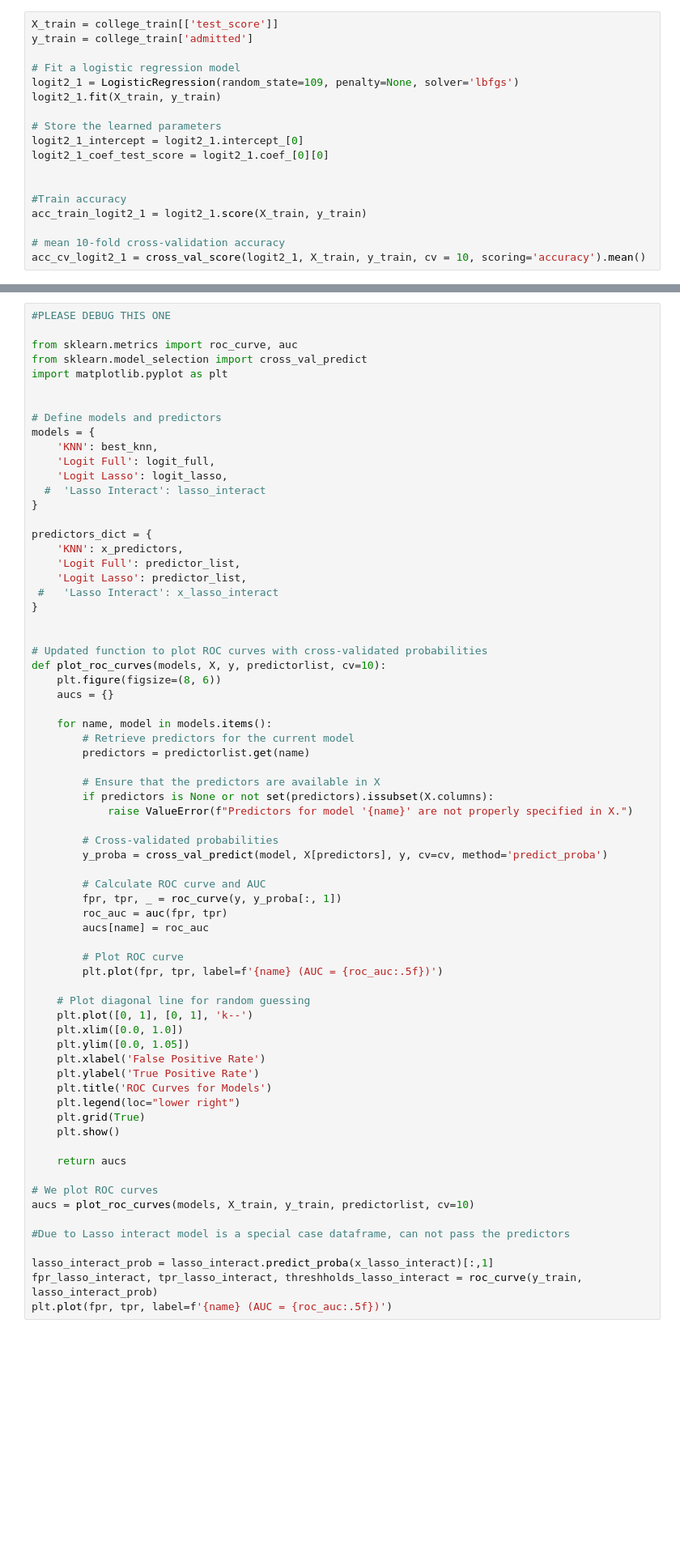
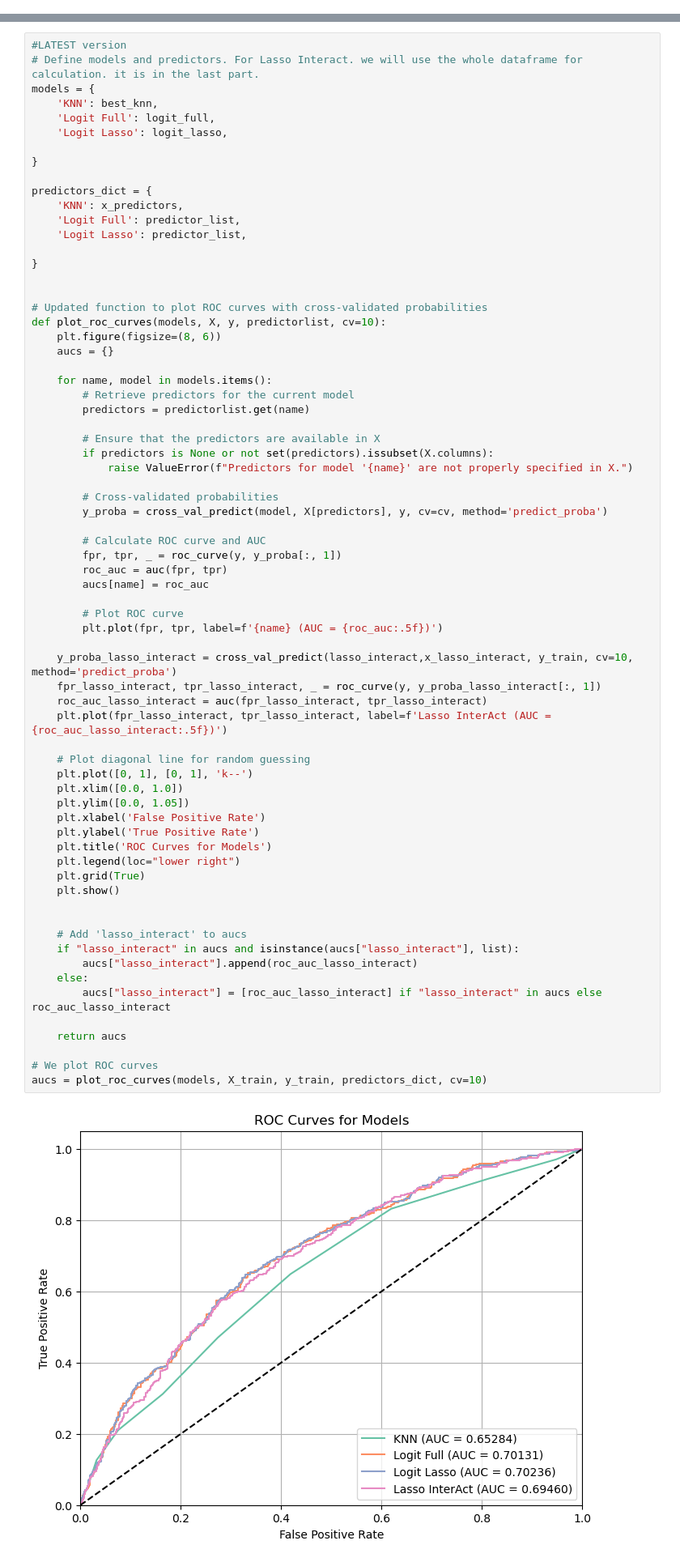
Before and after one commit to WayneKaiYeh/CSCI-E-109A-Intro-of-DS-HW, a Jupyter notebook: cs1090a_hw4 _final.ipynb, the cells around one changed output, grey strips where cells are left out. Shown at 81% size. Cells and saved outputs as stored; diff of their text form; blank space fills up the shorter version.

```diff
--- a/cs1090a_hw4 _final.ipynb
+++ b/cs1090a_hw4 _final.ipynb
@@ -565,21 +568,3 @@ Furthermore, our dataset may overrepresent stronger applicants, thus inflating t
 
 **Note:** The coefficients and train accuracies should come from a model fit on all the training data. To calculate the mean 10-fold cross-validation accuracy, use `cross_val_score`. This should be the strategy used throughout the notebook except when using `LogisticRegressionCV` in later questions (since this model already gives you CV scores "for free"). Will will assume 10 folds whenever we cross-validate in this notebook.
 </div>
-# %%
-X_train = college_train[['test_score']]
-y_train = college_train['admitted']
-
-# Fit a logistic regression model
-logit2_1 = LogisticRegression(random_state=109, penalty=None, solver='lbfgs')
-logit2_1.fit(X_train, y_train)
-
-# Store the learned parameters
-logit2_1_intercept = logit2_1.intercept_[0]
-logit2_1_coef_test_score = logit2_1.coef_[0][0]
-
-
-#Train accuracy
-acc_train_logit2_1 = logit2_1.score(X_train, y_train)
-
-# mean 10-fold cross-validation accuracy
-acc_cv_logit2_1 = cross_val_score(logit2_1, X_train, y_train, cv = 10, scoring='accuracy').mean()
@@ -1872,24 +1859,18 @@ plt.legend()
 # %%
-#PLEASE DEBUG THIS ONE
-
-from sklearn.metrics import roc_curve, auc
-from sklearn.model_selection import cross_val_predict
-import matplotlib.pyplot as plt
-
-
-# Define models and predictors
+#LATEST version
+# Define models and predictors. For Lasso Interact. we will use the whole dataframe for calculation. it is in the last part.
 models = {
     'KNN': best_knn,
     'Logit Full': logit_full,
     'Logit Lasso': logit_lasso,
-  #  'Lasso Interact': lasso_interact
+
 }
 
 predictors_dict = {
     'KNN': x_predictors,
     'Logit Full': predictor_list,
     'Logit Lasso': predictor_list,
- #   'Lasso Interact': x_lasso_interact
+
 }
 
 
@@ -1904,40 +1885,48 @@ def plot_roc_curves(models, X, y, predictorlist, cv=10):
 
         # Ensure that the predictors are available in X
         if predictors is None or not set(predictors).issubset(X.columns):
             raise ValueError(f"Predictors for model '{name}' are not properly specified in X.")
 
         # Cross-validated probabilities
         y_proba = cross_val_predict(model, X[predictors], y, cv=cv, method='predict_proba')
 
         # Calculate ROC curve and AUC
         fpr, tpr, _ = roc_curve(y, y_proba[:, 1])
         roc_auc = auc(fpr, tpr)
         aucs[name] = roc_auc
 
         # Plot ROC curve
         plt.plot(fpr, tpr, label=f'{name} (AUC = {roc_auc:.5f})')
 
+    y_proba_lasso_interact = cross_val_predict(lasso_interact,x_lasso_interact, y_train, cv=10, method='predict_proba')
+    fpr_lasso_interact, tpr_lasso_interact, _ = roc_curve(y, y_proba_lasso_interact[:, 1])
+    roc_auc_lasso_interact = auc(fpr_lasso_interact, tpr_lasso_interact)
+    plt.plot(fpr_lasso_interact, tpr_lasso_interact, label=f'Lasso InterAct (AUC = {roc_auc_lasso_interact:.5f})')
+
     # Plot diagonal line for random guessing
     plt.plot([0, 1], [0, 1], 'k--')
     plt.xlim([0.0, 1.0])
     plt.ylim([0.0, 1.05])
     plt.xlabel('False Positive Rate')
     plt.ylabel('True Positive Rate')
     plt.title('ROC Curves for Models')
     plt.legend(loc="lower right")
     plt.grid(True)
     plt.show()
 
+
+    # Add 'lasso_interact' to aucs
+    if "lasso_interact" in aucs and isinstance(aucs["lasso_interact"], list):
+        aucs["lasso_interact"].append(roc_auc_lasso_interact)
+    else:
+        aucs["lasso_interact"] = [roc_auc_lasso_interact] if "lasso_interact" in aucs else roc_auc_lasso_interact
+
     return aucs
 
 # We plot ROC curves
-aucs = plot_roc_curves(models, X_train, y_train, predictorlist, cv=10)
-
-#Due to Lasso interact model is a special case dataframe, can not pass the predictors
-
-lasso_interact_prob = lasso_interact.predict_proba(x_lasso_interact)[:,1]
-fpr_lasso_interact, tpr_lasso_interact, threshholds_lasso_interact = roc_curve(y_train, lasso_interact_prob)
-plt.plot(fpr, tpr, label=f'{name} (AUC = {roc_auc:.5f})')
+aucs = plot_roc_curves(models, X_train, y_train, predictors_dict, cv=10)
+# %% [output]
+[figure, added]
 # %% [markdown]
 <!-- END QUESTION -->
 
```
Also changed, not shown: parts of 39 cells of this notebook.
